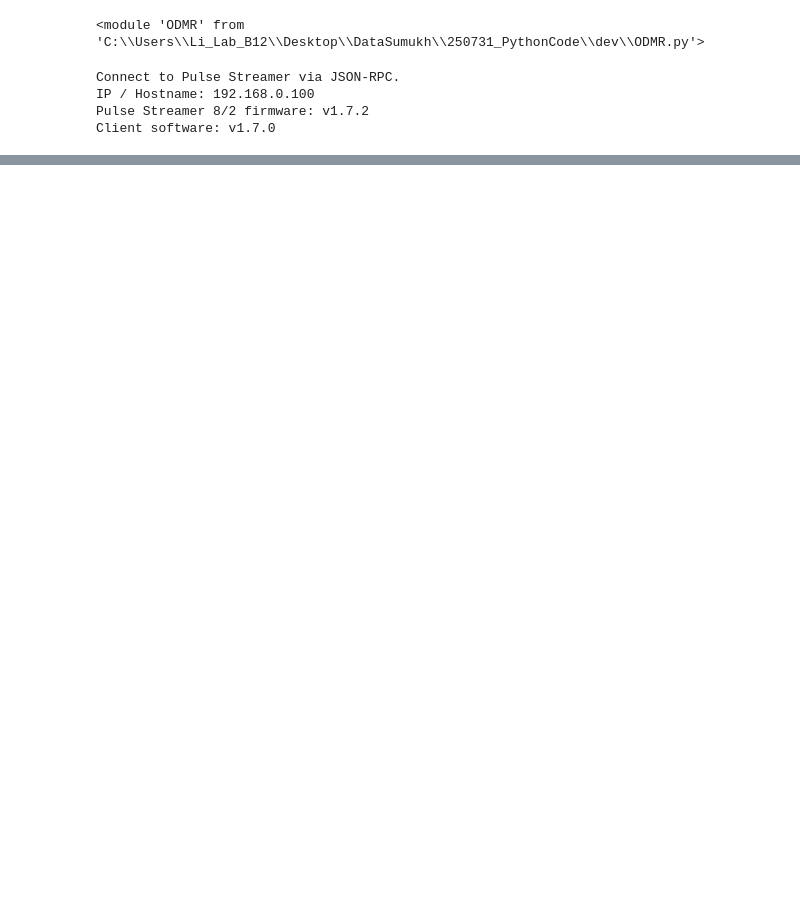
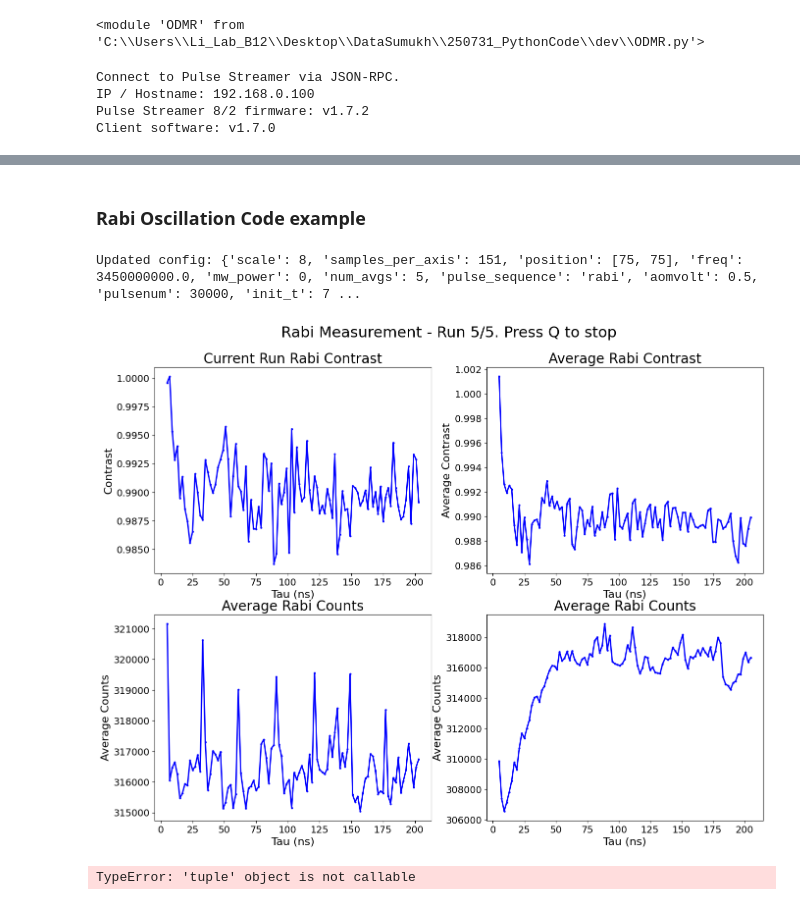
Before and after one commit to sumukhvaidya/LiLabMeasurements, a Jupyter notebook: testing/ODMR_test.ipynb, the cells around one changed output, grey strips where cells are left out. Saved outputs shown, nothing was run; the diff lists cells and outputs as text; code cells hidden in the pictures; blank space fills up the shorter version.

```diff
--- a/testing/ODMR_test.ipynb
+++ b/testing/ODMR_test.ipynb
@@ -66,0 +68,36 @@ Best Contrast =  0.978436122135418
+# %% [markdown]
+### Rabi Oscillation Code example
+# %%
+rabi_config = {
+    # Measurement parameters
+    'scale': 8,
+    'samples_per_axis': 151,
+    'position':[75,75], # [x,y] position to fix the beam at
+    'freq': 3.45e9, # in Hz.
+    'mw_power': 0, # in dBm
+    'num_avgs':5,
+
+    # Other parameters
+    'pulse_sequence': 'rabi',
+    'aomvolt': 0.5,
+    'pulsenum': 30000,
+    'init_t': 7000, # All times are in NANOSeconds!!!
+    'wait_t': 700,
+    'delay_t': 900,
+    'readout_t': 3000,
+    'seqplot': False,
+}
+odmr.update_config(**rabi_config)
+# %% [output]
+Updated config: {'scale': 8, 'samples_per_axis': 151, 'position': [75, 75], 'freq': 3450000000.0, 'mw_power': 0, 'num_avgs': 5, 'pulse_sequence': 'rabi', 'aomvolt': 0.5, 'pulsenum': 30000, 'init_t': 7 ...
+# %%
+
+tau_range = np.linspace(5, 5 + 2 * 100, num=101) # in ns. Start and step taus are given here.
+taus, avg_contrast, all_contrast, avg_counts, all_counts = odmr.run_rabi_sweep(tau_range)
+# %% [output]
+[figure, added]
+# %%
+odmr.config
+a = odmr.get_contrast(plot_sequence=False)
+# %% [output]
+TypeError: 'tuple' object is not callable
```
Also changed, not shown: parts of 4 cells of this notebook, 2 other files.
